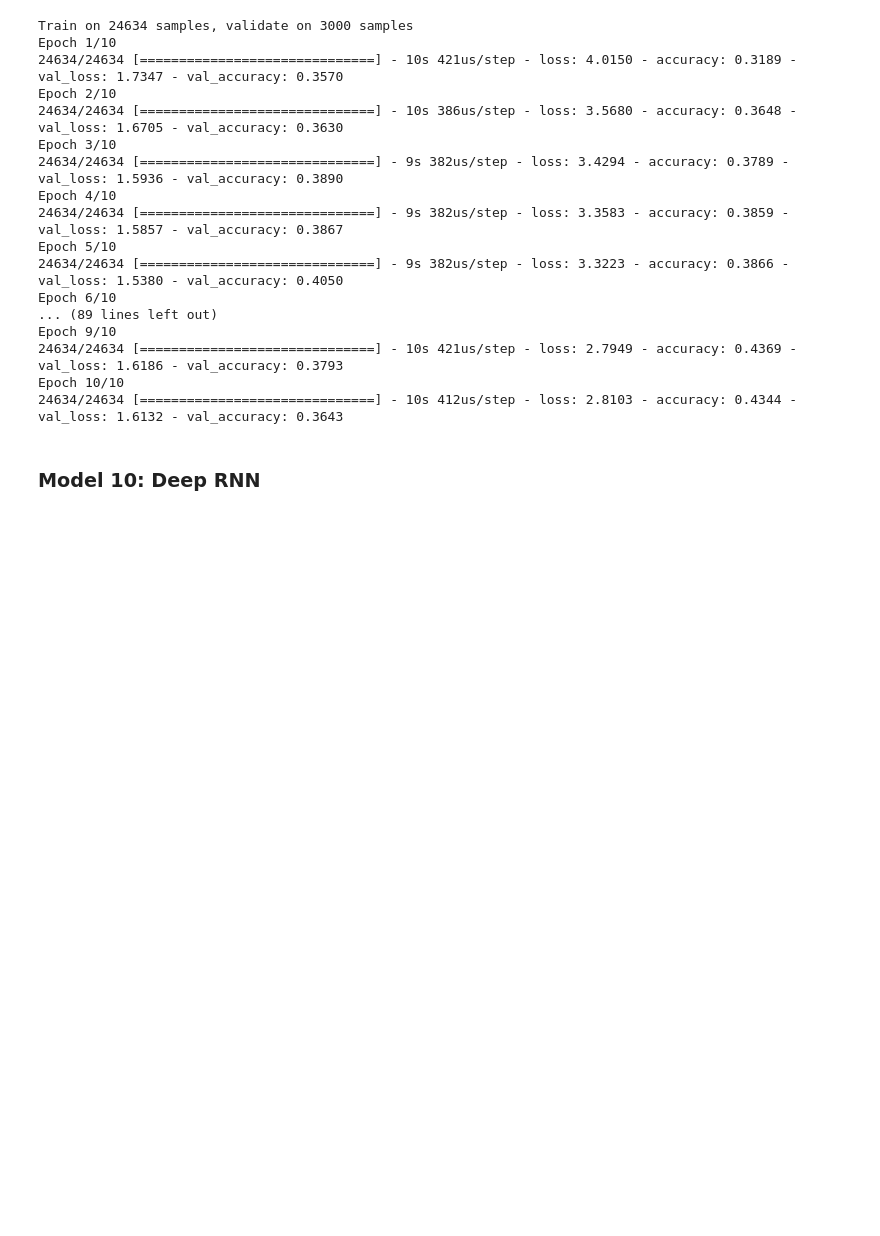
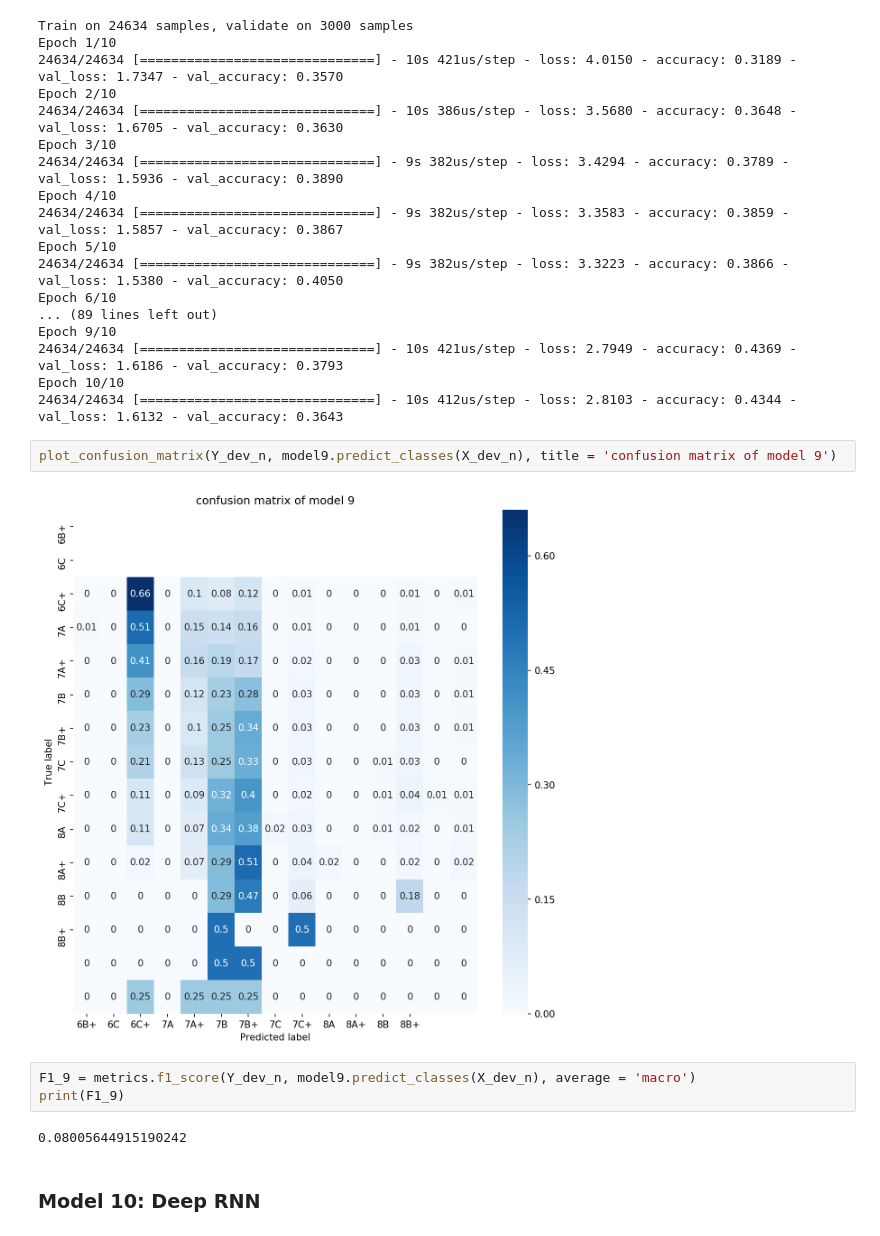
Before and after one commit to jrchang612/MoonBoardRNN, a Jupyter notebook: model/LSTM_preliminary.ipynb, the cells around one changed output. Cells and saved outputs as stored; diff of their text form; blank space fills up the shorter version.

```diff
--- a/model/LSTM_preliminary.ipynb
+++ b/model/LSTM_preliminary.ipynb
@@ -659,6 +734,15 @@ Epoch 9/10
 24634/24634 [==============================] - 10s 421us/step - loss: 2.7949 - accuracy: 0.4369 - val_loss: 1.6186 - val_accuracy: 0.3793
 Epoch 10/10
 24634/24634 [==============================] - 10s 412us/step - loss: 2.8103 - accuracy: 0.4344 - val_loss: 1.6132 - val_accuracy: 0.3643
+# %%
+plot_confusion_matrix(Y_dev_n, model9.predict_classes(X_dev_n), title = 'confusion matrix of model 9')
+# %% [output]
+[figure, added]
+# %%
+F1_9 = metrics.f1_score(Y_dev_n, model9.predict_classes(X_dev_n), average = 'macro')
+print(F1_9)
+# %% [output]
+0.08005644915190242
 # %% [markdown]
 ### Model 10: Deep RNN
 # %%
```
Also changed, not shown: parts of 46 cells of this notebook, 21 other files.
